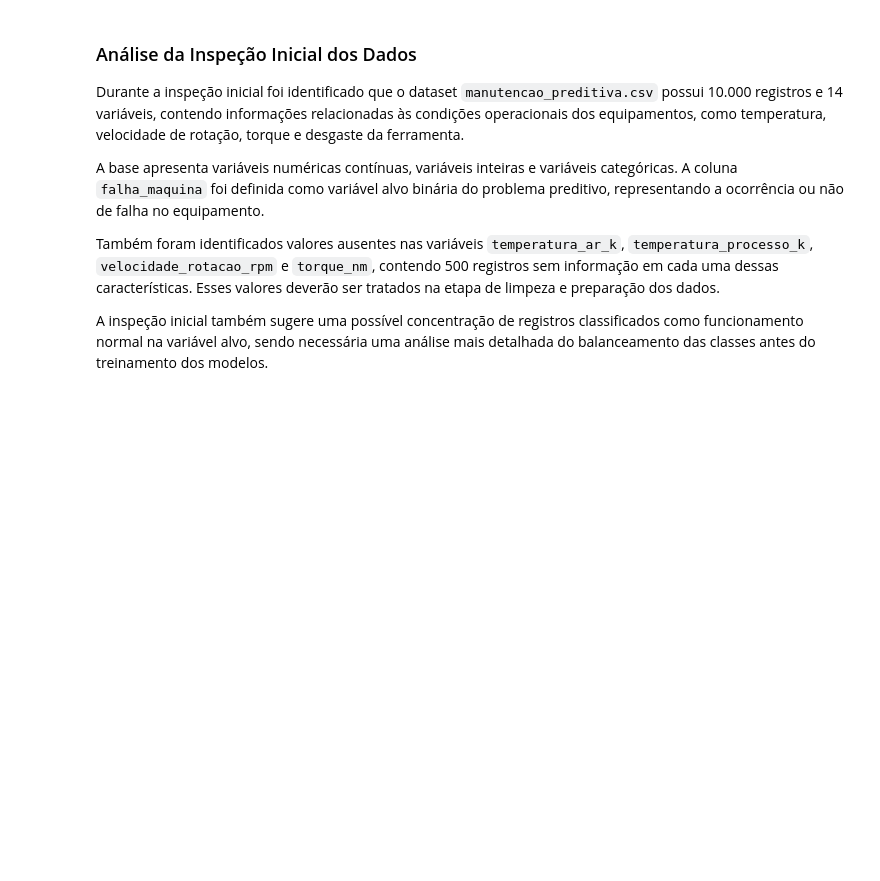
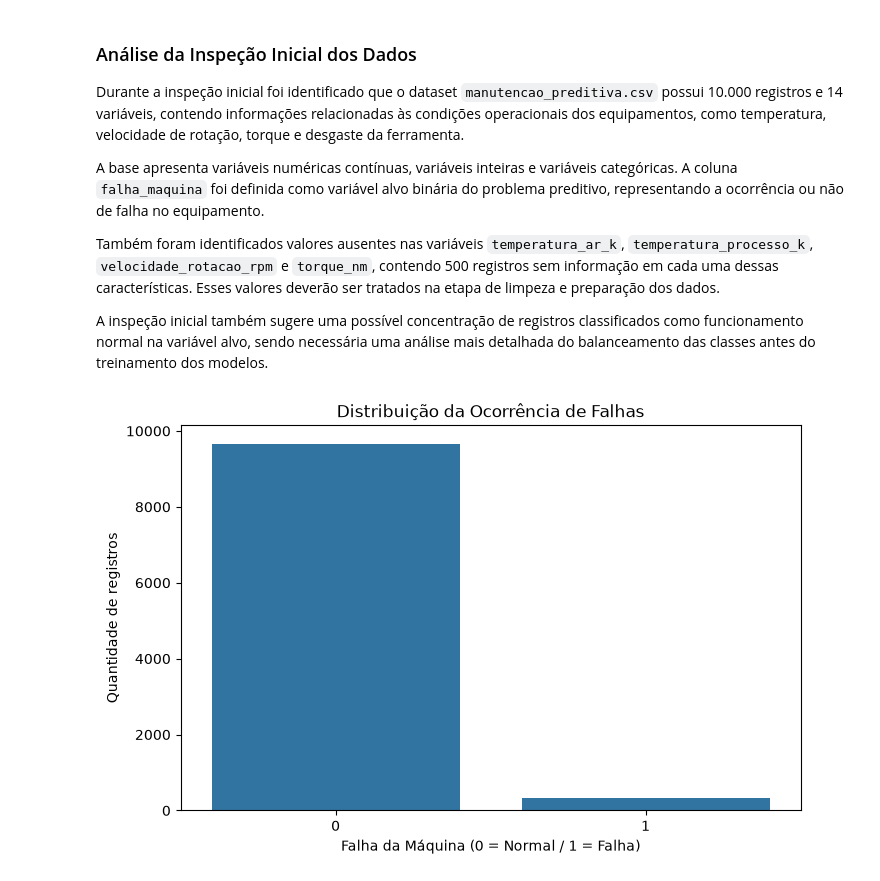
Before and after one commit to Franciane-sl/Predictive_maintenance, a Jupyter notebook: notebooks/pipeline_manutencao_preventiva.ipynb, the cells around one changed output. Drawn from its saved outputs; the diff is of its cells as text; code cells hidden in the pictures; blank space fills up the shorter version.

Commit message:
feat: "documenta analise exploratoria no notebook atravez de graficos"

```diff
--- a/notebooks/pipeline_manutencao_preventiva.ipynb
+++ b/notebooks/pipeline_manutencao_preventiva.ipynb
@@ -59,3 +62,7 @@ A base apresenta variáveis numéricas contínuas, variáveis inteiras e variáv
 Também foram identificados valores ausentes nas variáveis `temperatura_ar_k`, `temperatura_processo_k`, `velocidade_rotacao_rpm` e `torque_nm`, contendo 500 registros sem informação em cada uma dessas características. Esses valores deverão ser tratados na etapa de limpeza e preparação dos dados.
 
 A inspeção inicial também sugere uma possível concentração de registros classificados como funcionamento normal na variável alvo, sendo necessária uma análise mais detalhada do balanceamento das classes antes do treinamento dos modelos.
+# %%
+grafico_distribuicao_falhas(df)
+# %% [output]
+[figure, added]
```
Also changed, not shown: parts of 7 cells of this notebook.
